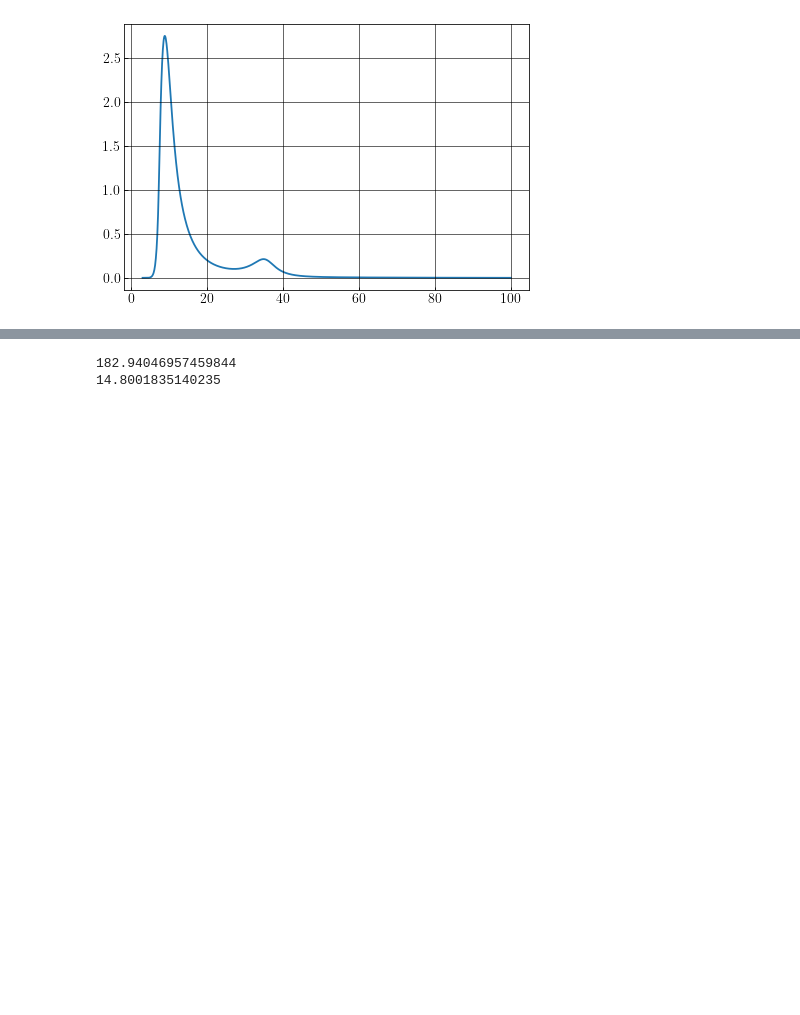
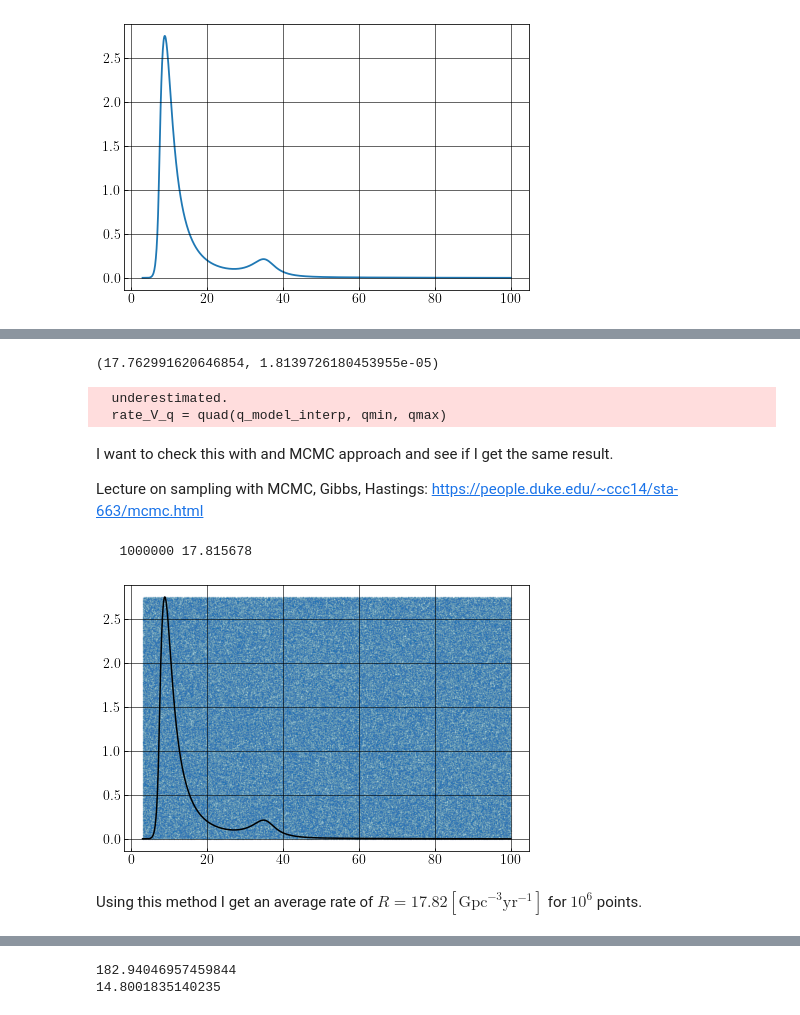
Before and after one commit to jhyland01/p_astro_project, a Jupyter notebook: event_rate.ipynb, the cells around one changed output, grey strips where cells are left out. Drawn from its saved outputs; the diff is of its cells as text; code cells hidden in the pictures; blank space fills up the shorter version.

Commit message:
initial rate calc without redshift considered

```diff
--- a/event_rate.ipynb
+++ b/event_rate.ipynb
@@ -243,0 +240,11 @@ To marginalise over mass and redshift, I need to sample these from the distribut
+# %%
+# interpolate the mass model using the same mass ranges as above to create a function for scipy.integrate.quad to integrate
+from scipy.interpolate import interp1d as interp1d
+mass_model_interp = interp1d(mass_1, mass_1_ppd)
+
+# input the function and the upper and lower bounds into scipy.quad to integrate
+from scipy.integrate import quad as quad
+mmin = min(mass_1)
+mmax = max(mass_1)
+rate_V = quad(mass_model_interp, mmin, mmax)
+print(rate_V)
@@ -243,0 +272,39 @@ To marginalise over mass and redshift, I need to sample these from the distribut
+# %%
+# test the result with the mass_ratio distribution, these should be the same since they are just marginalised versions of the same 2D PPD
+# integrate mass_ratio distributions at the same time with scipy.integrate.quad
+from scipy.interpolate import interp1d as interp1d
+q_model_interp = interp1d(mass_ratio, mass_r_ppd)
+
+# input the function and the upper and lower bounds into scipy.quad to integrate
+from scipy.integrate import quad as quad
+qmin = min(mass_ratio)
+qmax = max(mass_ratio)
+rate_V_q = quad(q_model_interp, qmin, qmax)
+print(rate_V_q)
+# %% [output]
+(17.762991620646854, 1.8139726180453955e-05)
+  underestimated.
+  rate_V_q = quad(q_model_interp, qmin, qmax)
+# %% [markdown]
+I want to check this with and MCMC approach and see if I get the same result.
+
+Lecture on sampling with MCMC, Gibbs, Hastings: https://people.duke.edu/~ccc14/sta-663/mcmc.html
+# %%
+# approximate the integral with monte carlo integration
+n=1000000
+x = np.linspace(mmin, mmax, n)
+plt.plot(x, mass_model_interp(x), color='black');
+xpts = np.random.uniform(mmin,mmax,(n, 1))
+ypts = np.random.uniform(min(mass_model_interp(xpts)),max(mass_model_interp(xpts)),(n, 1))
+# pts = np.array(xpts, ypts)
+plt.scatter(xpts, ypts, s=0.1, alpha=0.1)
+
+count = np.sum(ypts < mass_model_interp(xpts))
+volume = max(ypts-min(ypts))*(mmax-mmin) # volume of region
+sol = (volume * count)/n
+print('%10d %.6f' % (n, sol))
+# %% [output]
+   1000000 17.815678
+[figure, added]
+# %% [markdown]
+Using this method I get an average rate of $R = 17.82 [\mathrm{Gpc}^{-3}\mathrm{yr}^{-1}]$ for $10^6$ points.
```
Also changed, not shown: parts of 11 cells of this notebook, 2 other files.
